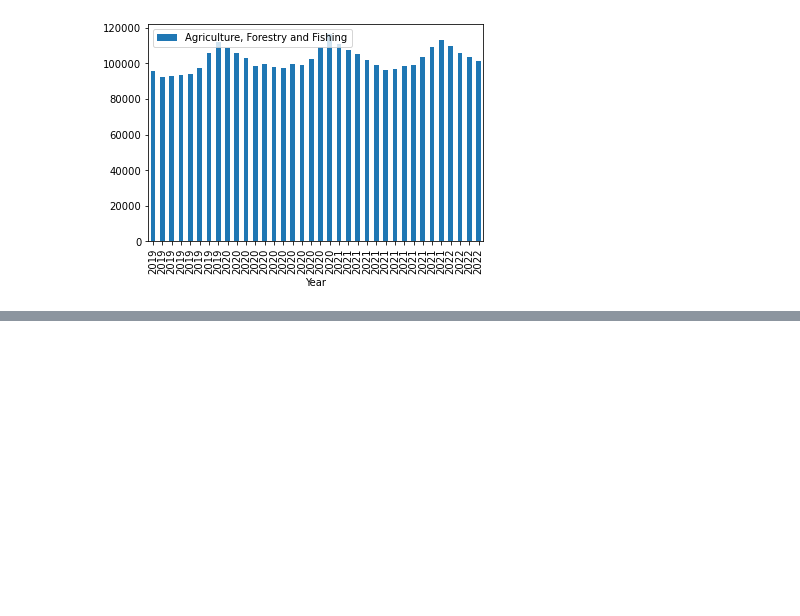
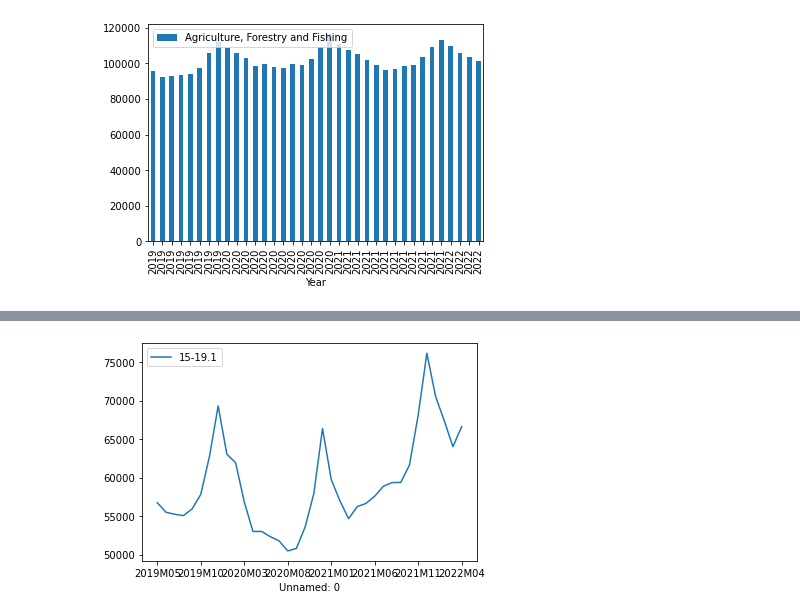
Before and after one commit to rachnanathan/new-project, a Jupyter notebook: Project 1.ipynb, the cells around one changed output, grey strips where cells are left out. Drawn from its saved outputs; the diff is of its cells as text; code cells hidden in the pictures; blank space fills up the shorter version.

```diff
--- a/Project 1.ipynb
+++ b/Project 1.ipynb
@@ -302,0 +303,6 @@ plt.show
+# %%
+import matplotlib.pyplot as plt
+>>> df2.plot(x="Unnamed: 0", y="15-19.1")
+>>> plt.show()
+# %% [output]
+[figure, added]
```
Also changed, not shown: parts of 19 cells of this notebook.
